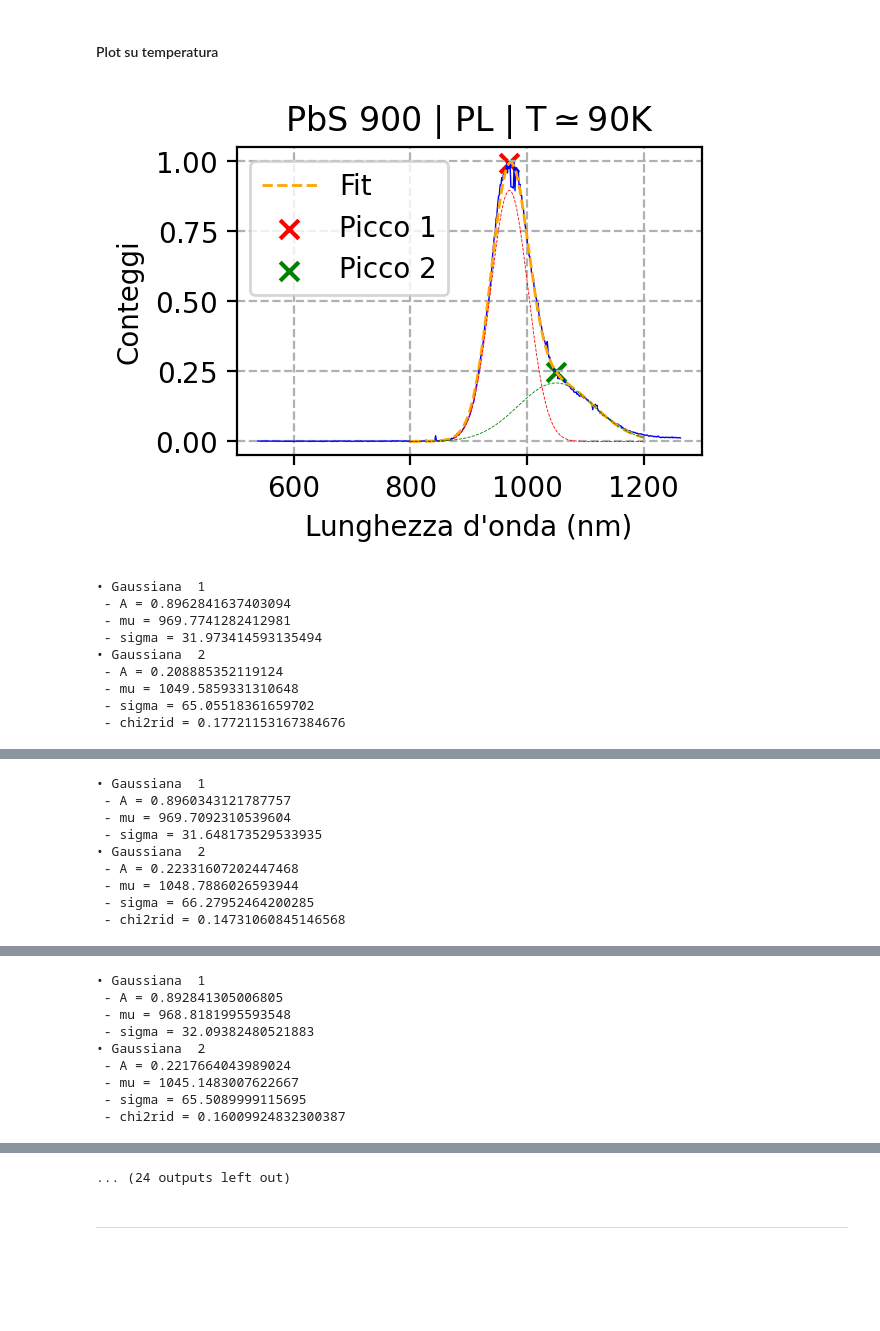
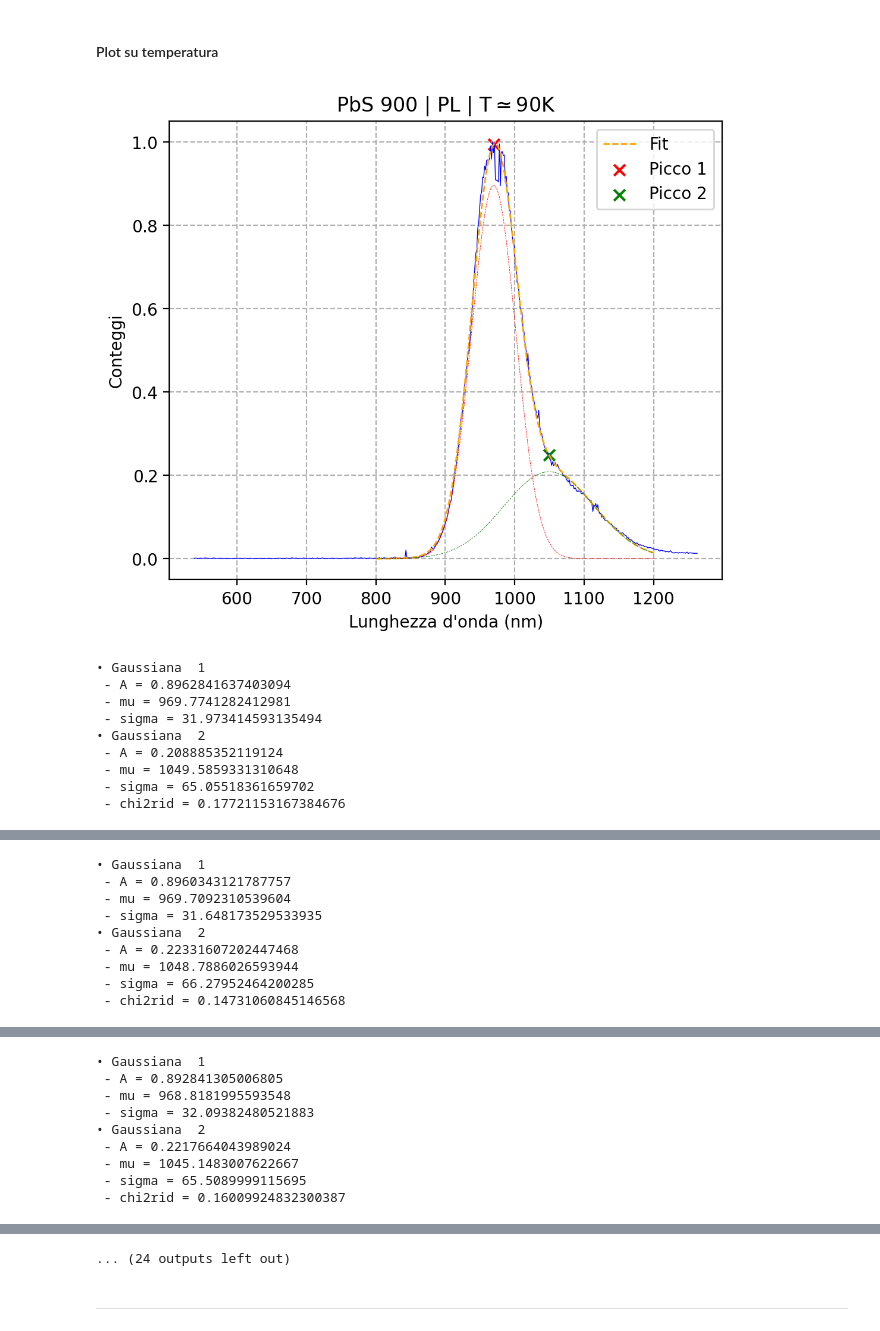
Before and after one commit to zosojack/lab-ss, a Jupyter notebook: QP2/PbS900_rampa_T.ipynb, the cells around one changed output, grey strips where cells are left out. Cells and saved outputs as stored; diff of their text form; code cells hidden in the pictures; blank space fills up the shorter version.

```diff
--- a/QP2/PbS900_rampa_T.ipynb
+++ b/QP2/PbS900_rampa_T.ipynb
@@ -109,7 +111,7 @@ for T in arr_T:
     counts = counts / maximum
 
     # Plot
-    plt.figure(figsize=(3,2), dpi=200)
+    plt.figure(figsize=(6,5), dpi=200)
     plt.plot(waveln, counts, linestyle='-', color='b', linewidth=0.5)#, zorder=1)
 
     ## FIT ##
@@ -154,37 +156,36 @@ for T in arr_T:
         y_gauss = gaussiana(x_plot, popt[3*i], popt[3*i+1], popt[3*i+2])
         plt.plot(x_plot, y_gauss, linestyle='--', color=col[i], linewidth=0.3, zorder=2)
 
     ## OPZIONI GRAFICHE ##
     plt.title(r'PbS 900 | PL | T$\simeq$' + T + r'K')
     plt.xlabel("Lunghezza d'onda (nm)")
     plt.ylabel("Conteggi")
     plt.ticklabel_format(axis='y',style='scientific', useMathText=True, scilimits=(0,0) )
     plt.legend()
     plt.grid(linestyle='--')
     #plt.tight_layout()
     plt.show()
 
     ## PRINT RISULTATI FIT ##
     for i in range(0, round(len(popt)/3)):
         print('• Gaussiana ', i+1)
         print(' - A =', popt[3*i])
         print(' - mu =', popt[3*i+1])
         print(' - sigma =', popt[3*i+2])
     print(' - chi2rid =', chi2_reduced)
 
-
     # estraggo da popt i parametri da usare per la prossima gaussiana
-    params = [] # inizializzo
+    valori = [] # inizializzo
     for i in range(0, round(len(popt)/3)):
-        params.append((popt[3*i], popt[3*i+1], popt[3*i+2]))
+        valori.append((popt[3*i], popt[3*i+1], popt[3*i+2]))
 
 
     # Raccolgo i picchi in PbS_T_peaks
     PbS_T_peaks[T] = [] # list di triple (A, mu, sigma)
     for i in range(round(len(popt)/3)):
         PbS_T_peaks[T].append([popt[3*i+0], popt[3*i+1], popt[3*i+2]])
 # %% [output]
-[figure, old version]
+[figure, new version]
 • Gaussiana  1
  - A = 0.8962841637403094
  - mu = 969.7741282412981
```
Also changed, not shown: parts of 14 cells of this notebook, 1 other file.
